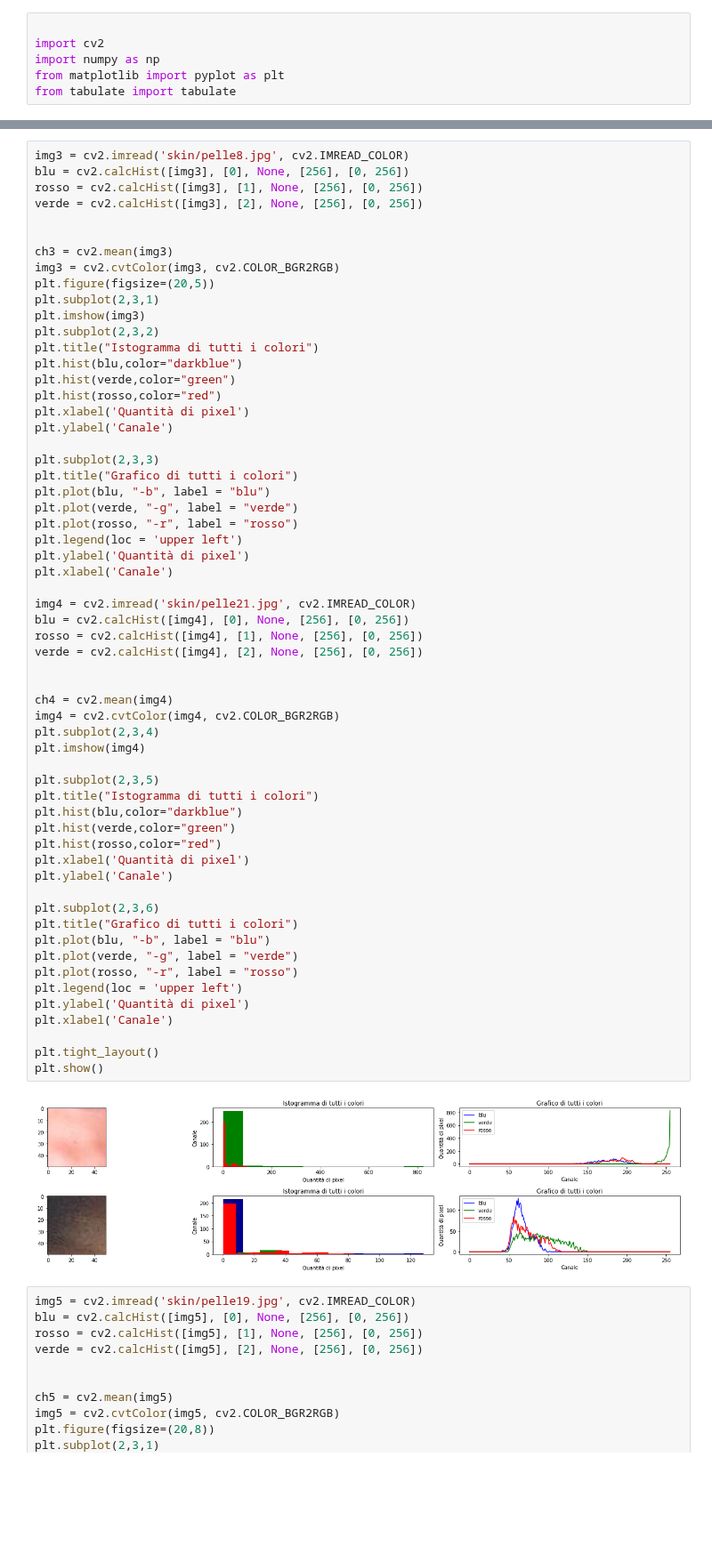
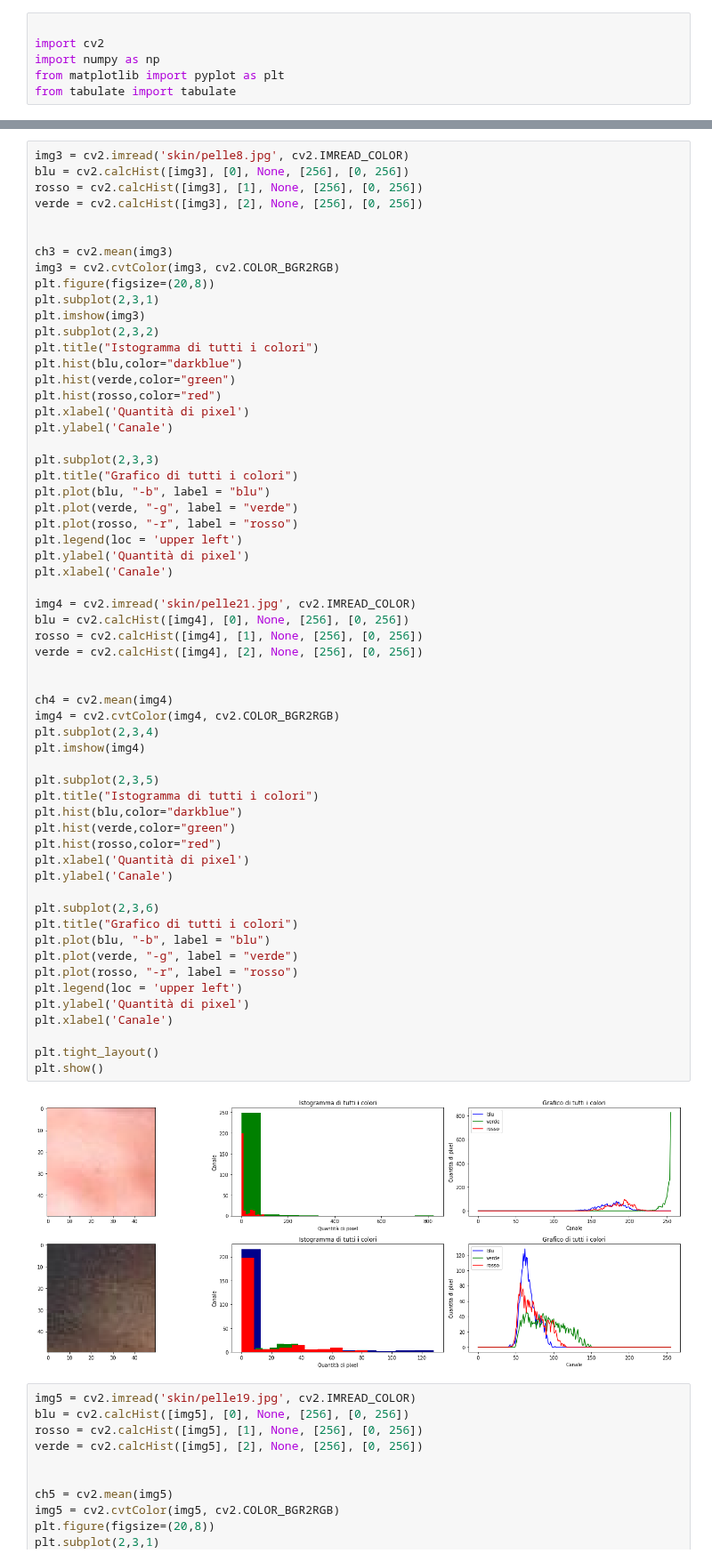
Before and after one commit to Wooler97/Skin-Detection, a Jupyter notebook: a.ipynb, the cells around one changed output, grey strips where cells are left out. Shown at 89% size. Cells and saved outputs as stored; diff of their text form; blank space fills up the shorter version.

```diff
--- a/a.ipynb
+++ b/a.ipynb
@@ -73,7 +73,7 @@ verde = cv2.calcHist([img3], [2], None, [256], [0, 256])
 
 ch3 = cv2.mean(img3)
 img3 = cv2.cvtColor(img3, cv2.COLOR_BGR2RGB)
-plt.figure(figsize=(20,5))
+plt.figure(figsize=(20,8))
 plt.subplot(2,3,1)
 plt.imshow(img3)
 plt.subplot(2,3,2)
@@ -97,34 +97,34 @@ img4 = cv2.imread('skin/pelle21.jpg', cv2.IMREAD_COLOR)
 blu = cv2.calcHist([img4], [0], None, [256], [0, 256])
 rosso = cv2.calcHist([img4], [1], None, [256], [0, 256])
 verde = cv2.calcHist([img4], [2], None, [256], [0, 256])
 
 
 ch4 = cv2.mean(img4)
 img4 = cv2.cvtColor(img4, cv2.COLOR_BGR2RGB)
 plt.subplot(2,3,4)
 plt.imshow(img4)
 
 plt.subplot(2,3,5)
 plt.title("Istogramma di tutti i colori")
 plt.hist(blu,color="darkblue")
 plt.hist(verde,color="green")
 plt.hist(rosso,color="red")
 plt.xlabel('Quantità di pixel')
 plt.ylabel('Canale')
 
 plt.subplot(2,3,6)
 plt.title("Grafico di tutti i colori")
 plt.plot(blu, "-b", label = "blu")
 plt.plot(verde, "-g", label = "verde")
 plt.plot(rosso, "-r", label = "rosso")
 plt.legend(loc = 'upper left')
 plt.ylabel('Quantità di pixel')
 plt.xlabel('Canale')
 
 plt.tight_layout()
 plt.show()
 # %% [output]
-[figure, old version]
+[figure, new version]
 # %%
 img5 = cv2.imread('skin/pelle19.jpg', cv2.IMREAD_COLOR)
 blu = cv2.calcHist([img5], [0], None, [256], [0, 256])
```
Also changed, not shown: parts of 3 cells of this notebook.
